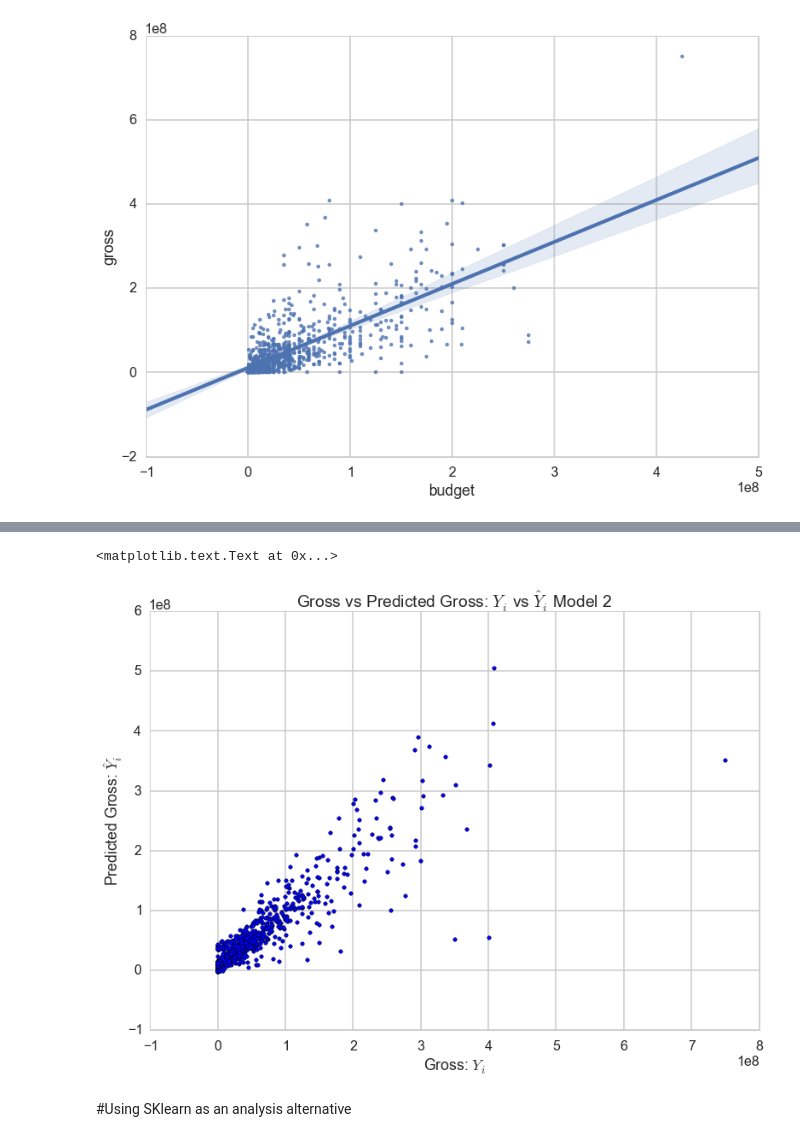
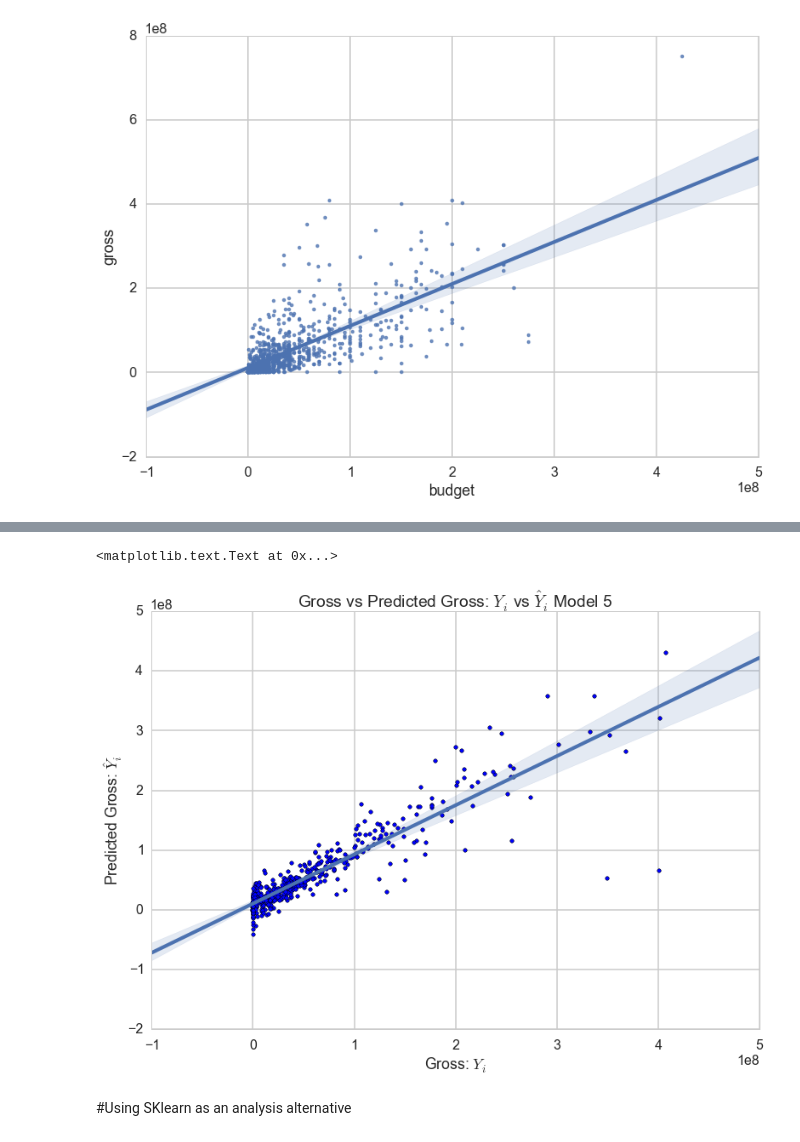
Before and after one commit to oscarpredictor/oscar-predictor, a Jupyter notebook: box_office_analysis.ipynb, the cells around one changed output, grey strips where cells are left out. Saved outputs shown, nothing was run; the diff lists cells and outputs as text; code cells hidden in the pictures.

```diff
--- a/box_office_analysis.ipynb
+++ b/box_office_analysis.ipynb
@@ -87,0 +130,4 @@ See the the caveats in the documentation: http://pandas.pydata.org/pandas-docs/s
+# %%
+limiteddf['Tier_2'] = False
+for i in studioslist.index[6:12]:
+    limiteddf.loc[limiteddf['studio']==i,'Tier_2'] = True
@@ -122,2 +166,0 @@ if "Fox" in (studioslist[:2]):
-# %%
-limiteddf['studio_main'] = 'Other'
@@ -139,3 +170,10 @@ See the the caveats in the documentation: http://pandas.pydata.org/pandas-docs/s
 Notice the difference in models when we include opening_gross and when we do not. If we include opening_gross, the number of theaters actually hurts a movie (statistically significant), while when we do not include opening_gross, there is a strong positive relationship between the number of theaters and the final gross number.
 
 However, the R^2 for the model with both is much higher (~0.8) rather than with just the opening theaters (~0.55)
+# %%
+itrain, itest = train_test_split(xrange(limiteddf.shape[0]), train_size=0.6)
+mask=np.ones(limiteddf.shape[0], dtype='int')
+mask[itrain]=1
+mask[itest]=0
+mask = (mask==1)
+mask[:10]
@@ -184,0 +246,3 @@ strong multicollinearity or other numerical problems.
+# %%
+m5 = ols('gross ~ budget + opening_gross + season + mpaa_new + rating + opening_theaters',limiteddf[mask]).fit()
+print m5.summary()
@@ -193,11 +278,14 @@ plt.title("Gross vs Predicted Gross: $Y_i$ vs $\hat{Y}_i$ Model 1")
 # %%
-plt.scatter(limiteddf['gross'], m2.fittedvalues)
+model5fit = zip(limiteddf[mask]['gross'],m5.fittedvalues)
+m5df = pd.DataFrame(model5fit, columns=['observed gross','predicted gross'])
+sns.regplot(y="predicted gross", x="observed gross", data=m5df, fit_reg = True)
+plt.scatter(limiteddf[mask]['gross'], m5.fittedvalues)
 plt.xlabel("Gross: $Y_i$")
 plt.ylabel("Predicted Gross: $\hat{Y}_i$")
-plt.title("Gross vs Predicted Gross: $Y_i$ vs $\hat{Y}_i$ Model 2")
+plt.title("Gross vs Predicted Gross: $Y_i$ vs $\hat{Y}_i$ Model 5")
 # %% [output]
 <matplotlib.text.Text at 0x...>
-[figure, old version]
+[figure, new version]
 # %% [markdown]
 #Using SKlearn as an analysis alternative
 # %%
```
Also changed, not shown: parts of 53 cells of this notebook.
